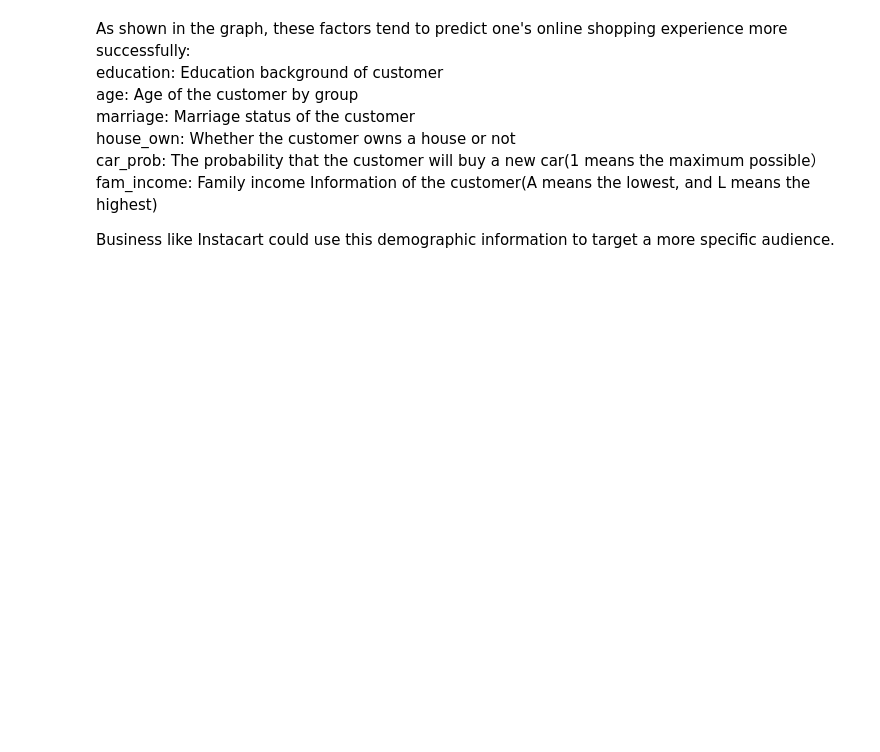
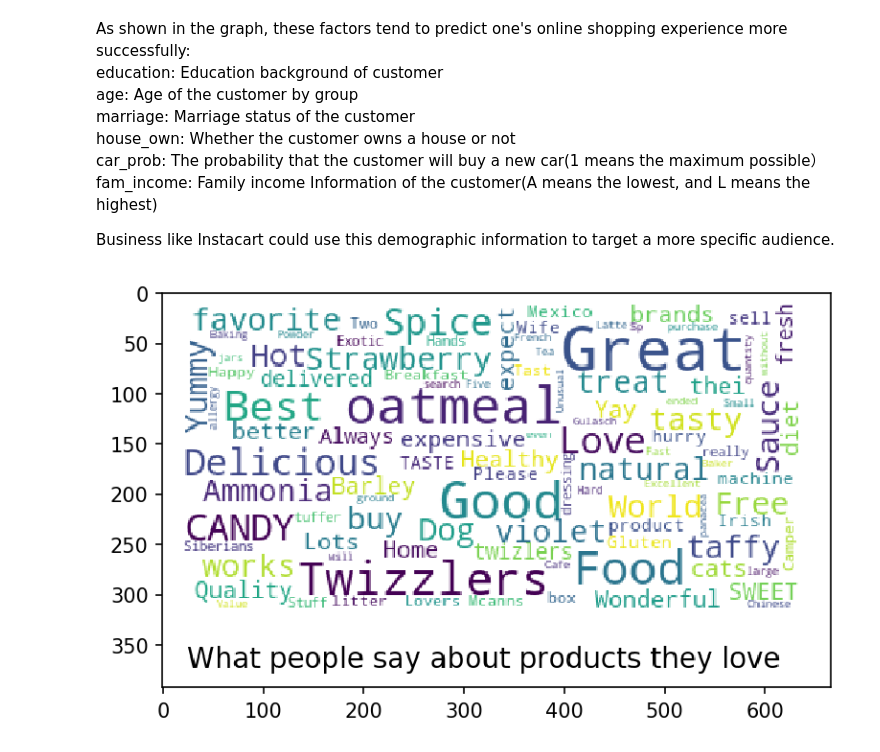
Before and after one commit to Harsh96IM/IS590DV, a Jupyter notebook: Vizpart3.ipynb, the cells around one changed output. Saved outputs shown, nothing was run; the diff lists cells and outputs as text; code cells hidden in the pictures; blank space fills up the shorter version.

```diff
--- a/Vizpart3.ipynb
+++ b/Vizpart3.ipynb
@@ -331,3 +332,40 @@ car_prob: The probability that the customer will buy a new car(1 means the maxim
 fam_income: Family income Information of the customer(A means the lowest, and L means the highest)
 
 Business like Instacart could use this demographic information to target a more specific audience.
+# %%
+# nbi:hide_in
+# from wordcloud import WordCloud, STOPWORDS
+# import matplotlib.pyplot as plt
+# stopwords = set(STOPWORDS)
+# def new_wordcloud(data, title = None):
+#     wordcloud = WordCloud(
+#         background_color='white',
+#         stopwords=stopwords,
+#         max_words=100,
+#         max_font_size=40,
+#         random_state=1
+#     ).generate(str(data))
+
+#     fig = plt.figure(1, figsize=(8, 8), dpi=100)
+#     plt.axis('off')
+#     if title:
+#         fig.suptitle(title, fontsize=20)
+#         fig.subplots_adjust(top=2.3)T
+
+#     plt.imshow(wordcloud)
+#     plt.show()
+# amazon = pd.read_csv("Reviews.csv")
+# score = amazon['Score']
+# new_wordcloud(amazon[score == 5]['Summary'], title='What people say about products they love')
+# new_wordcloud(amazon[score == 1]['Summary'], title='What people say about products they dislike')
+
+
+#The above code generated the word cloud. We took the screenshot of the image as reviews.csv file is 287MB
+#and cant be uploaded to github
+
+
+img=matimg.imread('Image1.PNG')
+imgplot = plt.imshow(img)
+plt.show(imgplot)
+# %% [output]
+[figure, added]
```
Also changed, not shown: parts of 4 cells of this notebook.
